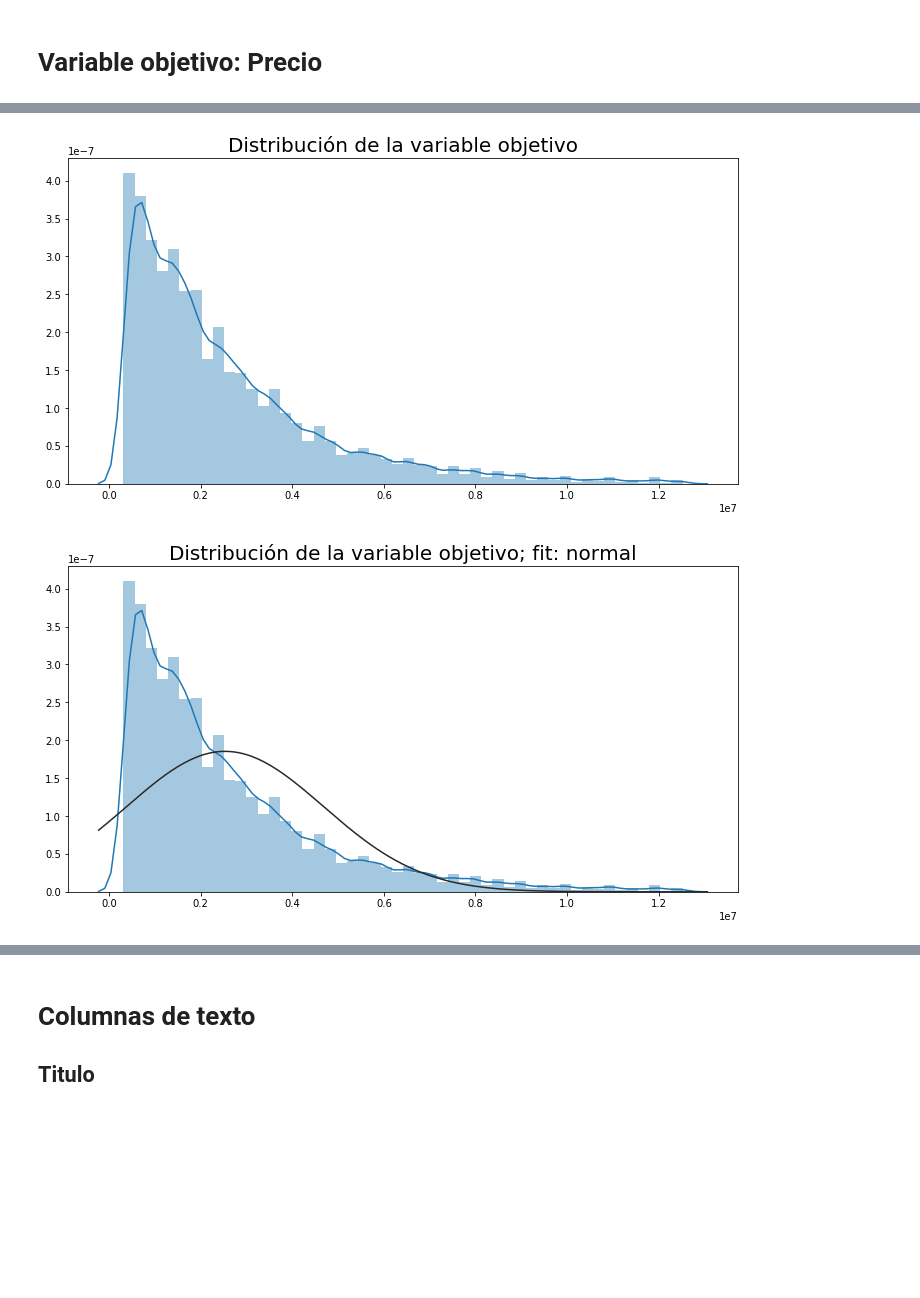
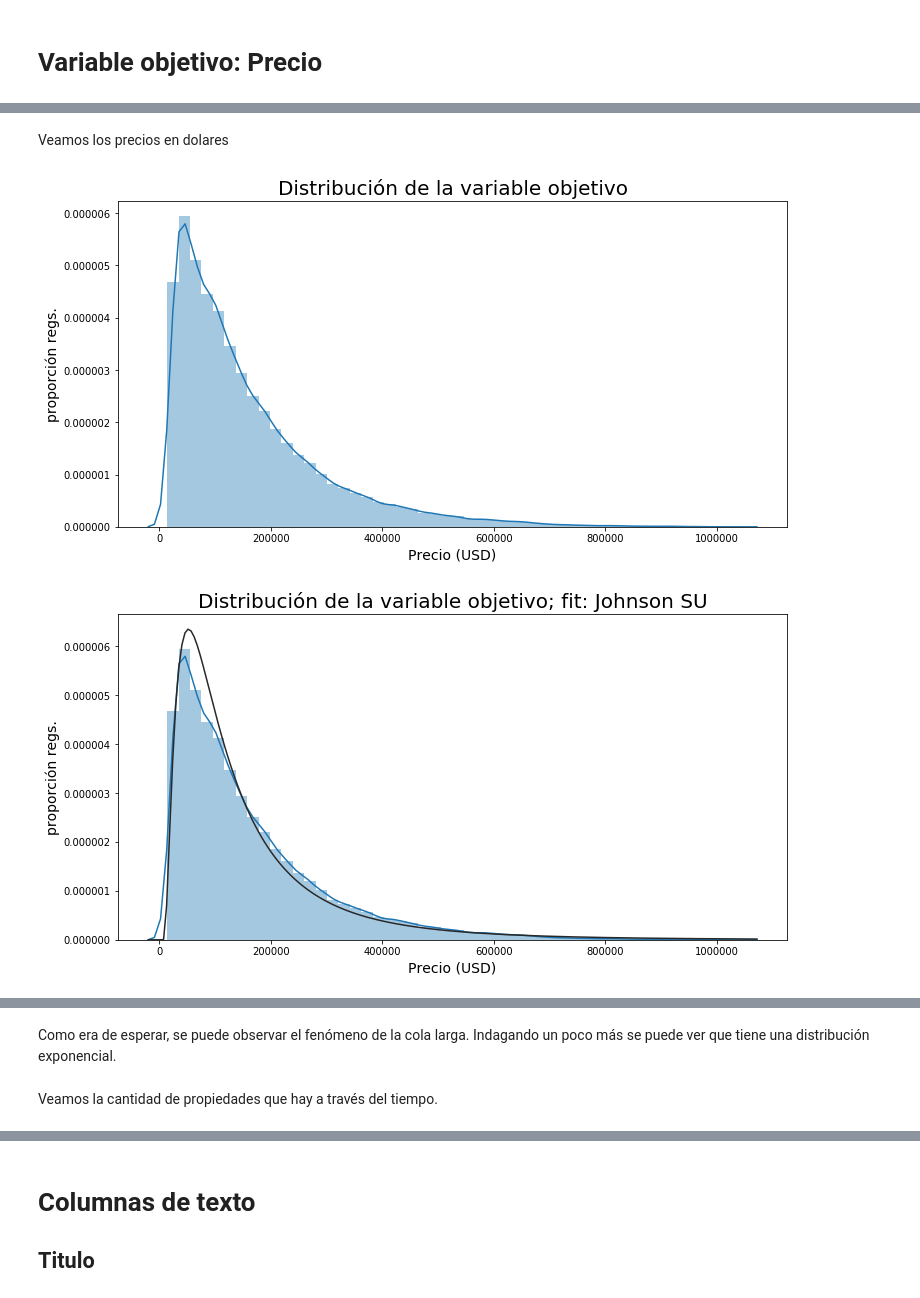
Before and after one commit to rozanecm/7506_2c2019_tp1, a Jupyter notebook: notebooks/basic general analysis by rozanecm.ipynb, the cells around one changed output, grey strips where cells are left out. Cells and saved outputs as stored; diff of their text form; code cells hidden in the pictures; blank space fills up the shorter version.

```diff
--- a/notebooks/basic general analysis by rozanecm.ipynb
+++ b/notebooks/basic general analysis by rozanecm.ipynb
@@ -18,3 +18,7 @@ pd.set_option('display.max_columns', None)
 pd.set_option('display.max_colwidth', 140)
 # %%
 df = pd.read_csv('../data/train.csv', dtype={'tipodepropiedad':'category', 'ciudad':'category', 'provincia':'category', 'id':'int32', 'antiguedad':'float16', 'habitaciones':'float16', 'garages':'float16', 'banos':'float16', 'metroscubiertos':'float16', 'metrostotales':'float16', 'idzona':'float16', 'lat':'float16', 'lng':'float16', 'gimnasio':'bool', 'usosmultiples':'bool', 'piscina':'bool', 'escuelascercanas':'bool', 'centroscomercialescercanos':'bool'}, parse_dates=['fecha'])
+# %%
+precios_dolares = pd.read_csv('../data/precios_en_dolares.csv')
+# %%
+df = df.merge(precios_dolares, how='left')
@@ -53,7 +59,7 @@ def histogram_plot(column, df=df, bins=None, title='', xlabel='', ylabel='', xla
         filename = filename + '.png'
         plt.savefig(filename)
 # %%
-def density_plot(column, df=df, title='', xlabel='', ylabel='', xlabel_fontsize=14, ylabel_fontsize=14, title_fontsize=20, xticks_rotation=0, save_fig=False, filename='default_filename', dropna=True, log=False, bins=None, hist=True, kde=True, rug=False, fit=None, hist_kws=None, kde_kws=None, rug_kws=None, fit_kws=None, color=None, vertical=False, norm_hist=False, axlabel=None, label=None, ax=None):
+def density_plot(df, column, title='', xlabel='', ylabel='', xlabel_fontsize=14, ylabel_fontsize=14, title_fontsize=20, xticks_rotation=0, save_fig=False, filename='default_filename', dropna=True, log=False, bins=None, hist=True, kde=True, rug=False, fit=None, hist_kws=None, kde_kws=None, rug_kws=None, fit_kws=None, color=None, vertical=False, norm_hist=False, axlabel=None, label=None, ax=None):
     """
     This function uses seaborn's distplot to plot the distribution of a variable.
     The arguments received are passed directly to the seaborn function,
@@ -258,20 +289,22 @@ Todo este procesamiento de coords. faltantes se trasladó a Kaggle.
+# %% [markdown]
+Veamos los precios en dolares
 # %%
 import scipy.stats as st
-density_plot('precio', title='Distribución de la variable objetivo')
-density_plot('precio', title='Distribución de la variable objetivo; fit: normal', fit=st.norm)
-density_plot('precio', title='Distribución de la variable objetivo; fit: log norm', fit=st.lognorm)
+density_plot(df, 'precio_usd', title='Distribución de la variable objetivo', xlabel='Precio (USD)', ylabel='proporción regs.')
+# density_plot(df, 'precio_usd', title='Distribución de la variable objetivo; fit: normal', fit=st.norm)
+# density_plot(df, 'precio_usd', title='Distribución de la variable objetivo; fit: log norm', fit=st.lognorm)
 
-density_plot('precio', title='Distribución de la variable objetivo; fit: power log norm', fit=st.powerlognorm)
+# density_plot(df, 'precio_usd', title='Distribución de la variable objetivo; fit: power log norm', fit=st.powerlognorm)
 
-density_plot('precio', title='Distribución de la variable objetivo; fit: Johnson SU', fit=st.johnsonsu)
+density_plot(df, 'precio_usd', title='Distribución de la variable objetivo; fit: Johnson SU', fit=st.johnsonsu, xlabel='Precio (USD)', ylabel='proporción regs.')
 
-density_plot('precio', title='Distribución de la variable objetivo; fit: alpha', fit=st.alpha)
+# density_plot(df, 'precio_usd', title='Distribución de la variable objetivo; fit: alpha', fit=st.alpha)
 
-density_plot('precio', title='Distribución de la variable objetivo; fit: beta', fit=st.betaprime)
+# density_plot(df, 'precio_usd', title='Distribución de la variable objetivo; fit: beta', fit=st.betaprime)
 
-density_plot('precio', title='Distribución de la variable objetivo; fit: burrow', fit=st.burr)
+# density_plot(df, 'precio_usd', title='Distribución de la variable objetivo; fit: burrow', fit=st.burr)
 
-density_plot('precio', title='Distribución de la variable objetivo; fit: exponencial', fit=st.expon)
+density_plot(df, 'precio_usd', title='Distribución de la variable objetivo; fit: exponencial', fit=st.expon, xlabel='Precio (USD)', ylabel='proporción regs.')
 # %% [output]
-[figure, old version]
+[figure, new version]
-[figure, old version]
+[figure, new version]
@@ -284,0 +312,4 @@ density_plot('precio', title='Distribución de la variable objetivo; fit: expone
+# %% [markdown]
+Como era de esperar, se puede observar el fenómeno de la cola larga. Indagando un poco más se puede ver que tiene una distribución exponencial.
+# %% [markdown]
+Veamos la cantidad de propiedades que hay a través del tiempo.
```
Also changed, not shown: parts of 16 cells of this notebook.
